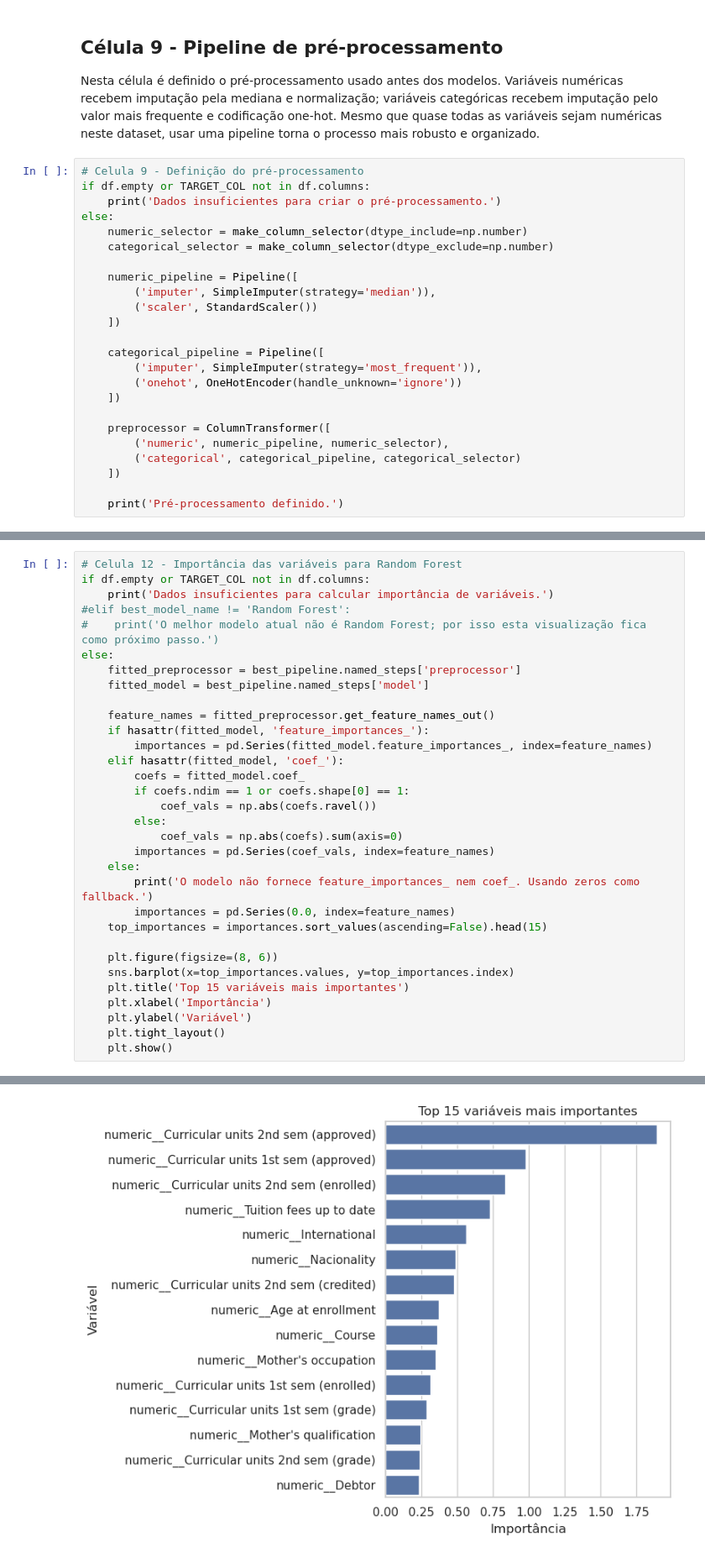
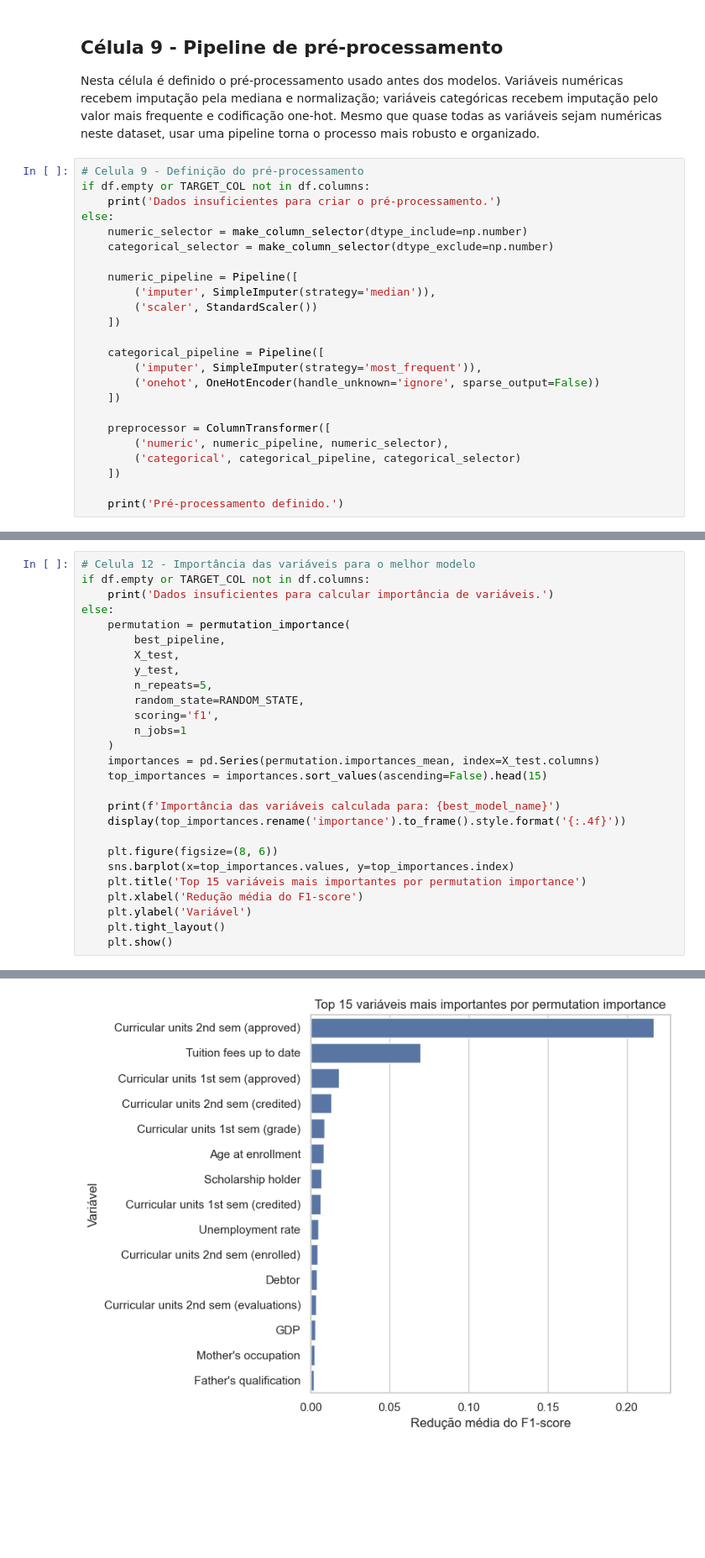
Before and after one commit to goncaloosimoes/iaa-project-1, a Jupyter notebook: notebook.ipynb, the cells around one changed output, grey strips where cells are left out. Shown at 84% size. Cells and saved outputs as stored; diff of their text form; blank space fills up the shorter version.

```diff
--- a/notebook.ipynb
+++ b/notebook.ipynb
@@ -310,7 +311,7 @@ else:
 
     categorical_pipeline = Pipeline([
         ('imputer', SimpleImputer(strategy='most_frequent')),
-        ('onehot', OneHotEncoder(handle_unknown='ignore'))
+        ('onehot', OneHotEncoder(handle_unknown='ignore', sparse_output=False))
     ])
 
     preprocessor = ColumnTransformer([
@@ -428,32 +484,27 @@ Esta célula mostra as variáveis com maior importância segundo o modelo Random
 # %%
-# Celula 12 - Importância das variáveis para Random Forest
+# Celula 12 - Importância das variáveis para o melhor modelo
 if df.empty or TARGET_COL not in df.columns:
     print('Dados insuficientes para calcular importância de variáveis.')
-#elif best_model_name != 'Random Forest':
-#    print('O melhor modelo atual não é Random Forest; por isso esta visualização fica como próximo passo.')
 else:
-    fitted_preprocessor = best_pipeline.named_steps['preprocessor']
-    fitted_model = best_pipeline.named_steps['model']
+    permutation = permutation_importance(
+        best_pipeline,
+        X_test,
+        y_test,
+        n_repeats=5,
+        random_state=RANDOM_STATE,
+        scoring='f1',
+        n_jobs=1
+    )
+    importances = pd.Series(permutation.importances_mean, index=X_test.columns)
+    top_importances = importances.sort_values(ascending=False).head(15)
 
-    feature_names = fitted_preprocessor.get_feature_names_out()
-    if hasattr(fitted_model, 'feature_importances_'):
-        importances = pd.Series(fitted_model.feature_importances_, index=feature_names)
-    elif hasattr(fitted_model, 'coef_'):
-        coefs = fitted_model.coef_
-        if coefs.ndim == 1 or coefs.shape[0] == 1:
-            coef_vals = np.abs(coefs.ravel())
-        else:
-            coef_vals = np.abs(coefs).sum(axis=0)
-        importances = pd.Series(coef_vals, index=feature_names)
-    else:
-        print('O modelo não fornece feature_importances_ nem coef_. Usando zeros como fallback.')
-        importances = pd.Series(0.0, index=feature_names)
-    top_importances = importances.sort_values(ascending=False).head(15)
+    print(f'Importância das variáveis calculada para: {best_model_name}')
+    display(top_importances.rename('importance').to_frame().style.format('{:.4f}'))
 
     plt.figure(figsize=(8, 6))
     sns.barplot(x=top_importances.values, y=top_importances.index)
-    plt.title('Top 15 variáveis mais importantes')
-    plt.xlabel('Importância')
+    plt.title('Top 15 variáveis mais importantes por permutation importance')
+    plt.xlabel('Redução média do F1-score')
     plt.ylabel('Variável')
     plt.tight_layout()
     plt.show()
@@ -461,4 +529,4 @@ else:
-[figure, old version]
+[figure, new version]
 # %% [markdown]
 ## Estado atual e próximos passos
 
```
Also changed, not shown: parts of 13 cells of this notebook.
